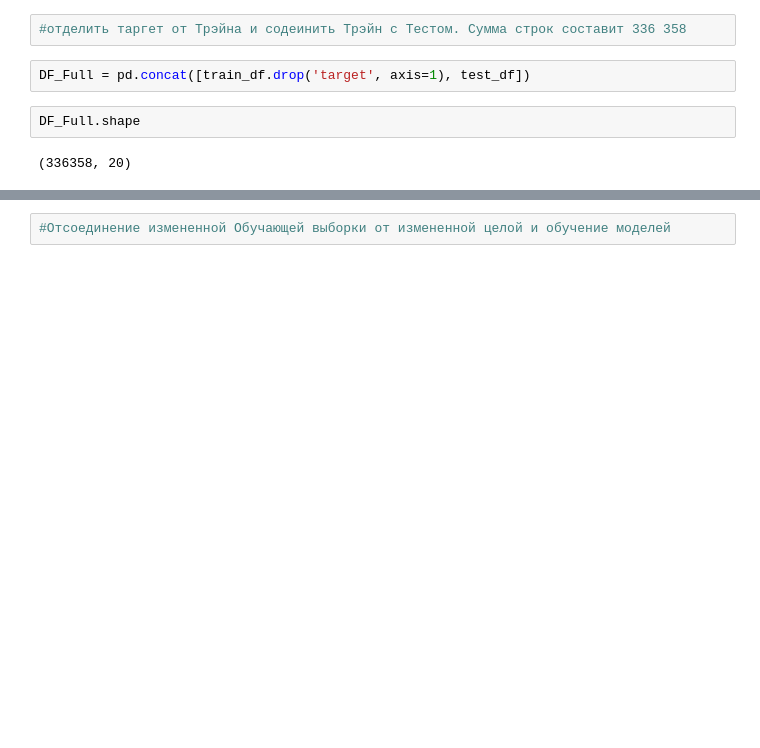
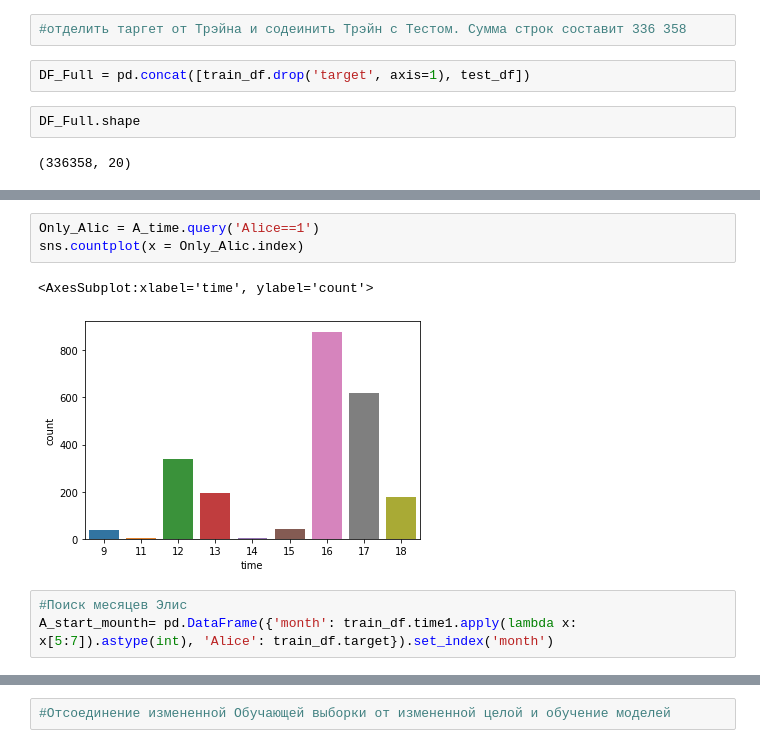
Before and after one commit to IlyaAb/Kaggle, a Jupyter notebook: catchAlice2.ipynb, the cells around one changed output, grey strips where cells are left out. Saved outputs shown, nothing was run; the diff lists cells and outputs as text; blank space fills up the shorter version.

```diff
--- a/catchAlice2.ipynb
+++ b/catchAlice2.ipynb
@@ -123,0 +161,9 @@ DF_Full2Time
+# %%
+Only_Alic = A_time.query('Alice==1')
+sns.countplot(x = Only_Alic.index)
+# %% [output]
+<AxesSubplot:xlabel='time', ylabel='count'>
+[figure, added]
+# %%
+#Поиск месяцев Элис
+A_start_mounth= pd.DataFrame({'month': train_df.time1.apply(lambda x: x[5:7]).astype(int), 'Alice': train_df.target}).set_index('month')
```
Also changed, not shown: parts of 57 cells of this notebook, 4 other files.
